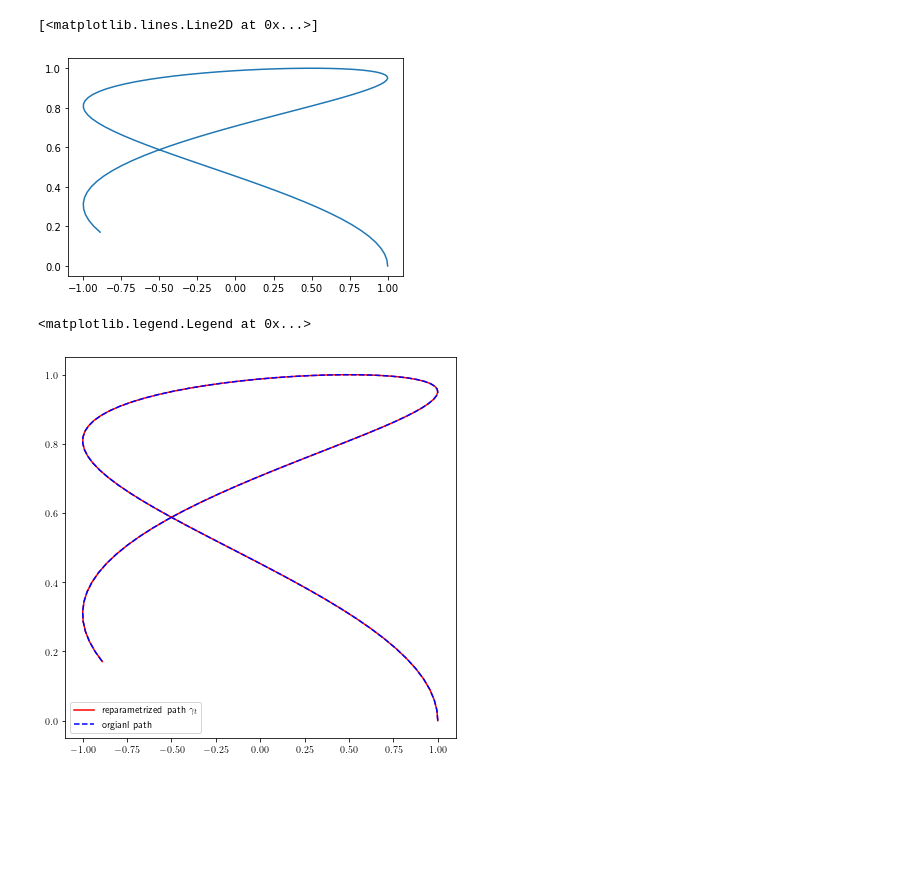
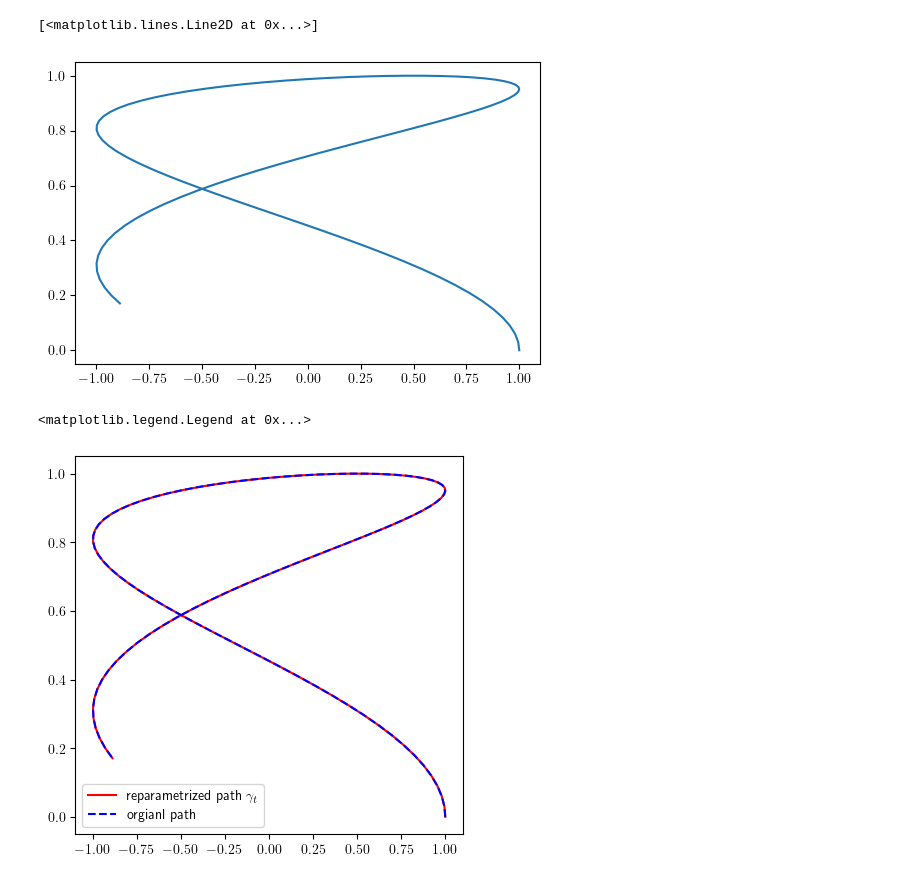
Before and after one commit to Shenyishenyi/Signature-Machine-Learning, a Jupyter notebook: Machine_test.ipynb, the cells around one changed output. Saved outputs shown, nothing was run; the diff lists cells and outputs as text; code cells hidden in the pictures; blank space fills up the shorter version.

```diff
--- a/Machine_test.ipynb
+++ b/Machine_test.ipynb
@@ -3,6 +3,7 @@ import numpy as np
 import matplotlib.pyplot as plt
 import matplotlib
 matplotlib.rcParams["text.usetex"]=True
+plt.rcParams['figure.dpi'] = 100
 # %%
 gap=np.arange(0,1,0.01)
 x=np.cos(10*gap)
@@ -10,15 +11,15 @@ y=np.sin(3*gap)
 plt.plot(x,y)
 # %% [output]
 [<matplotlib.lines.Line2D at 0x...>]
-[figure, old version]
+[figure, new version]
 # %%
 
 x_reparmetrized=np.cos(10*gap)
 y_reparametrized=np.sin(3*gap)
-plt.figure(figsize=(7,7))
+plt.figure(figsize=(5,5))
 plt.plot(x_reparmetrized,y_reparametrized,color="r",linestyle="-",label=r"reparametrized path $\gamma _t$")
 plt.plot(x,y,color="b",linestyle="--",label="orgianl path")
 plt.legend(loc="lower left")
 # %% [output]
 <matplotlib.legend.Legend at 0x...>
-[figure, old version]
+[figure, new version]
```
